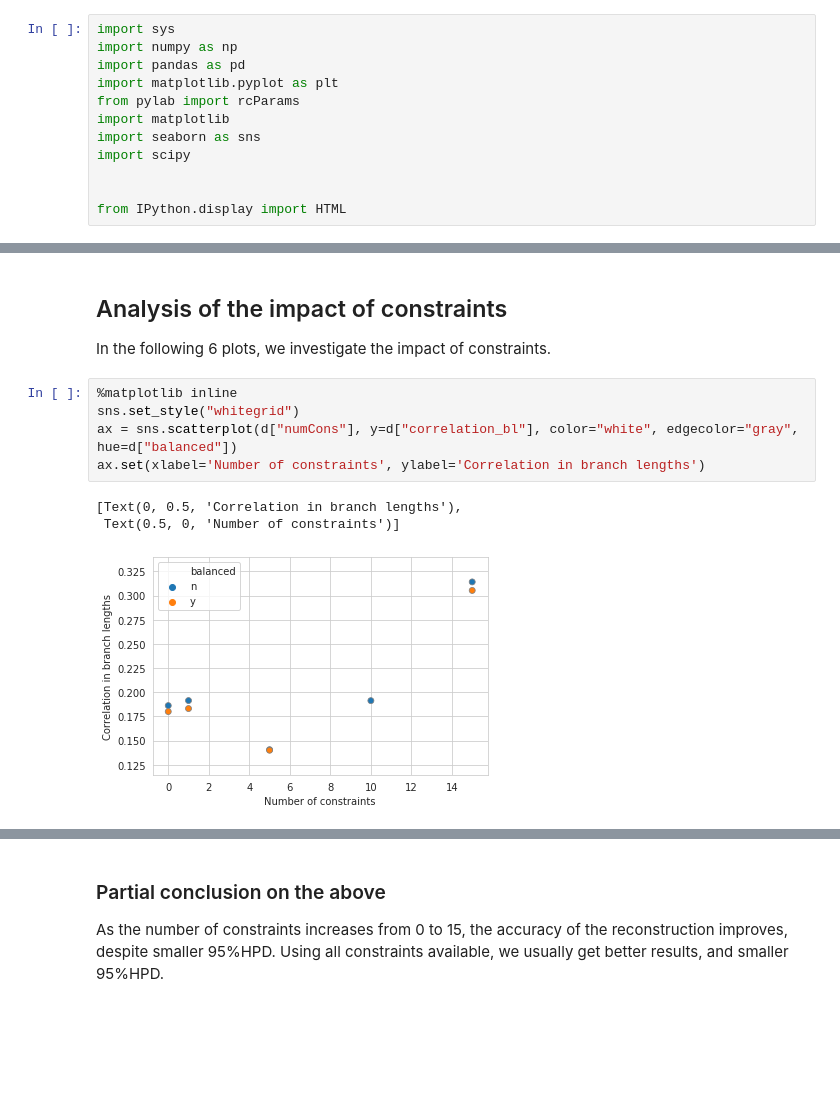
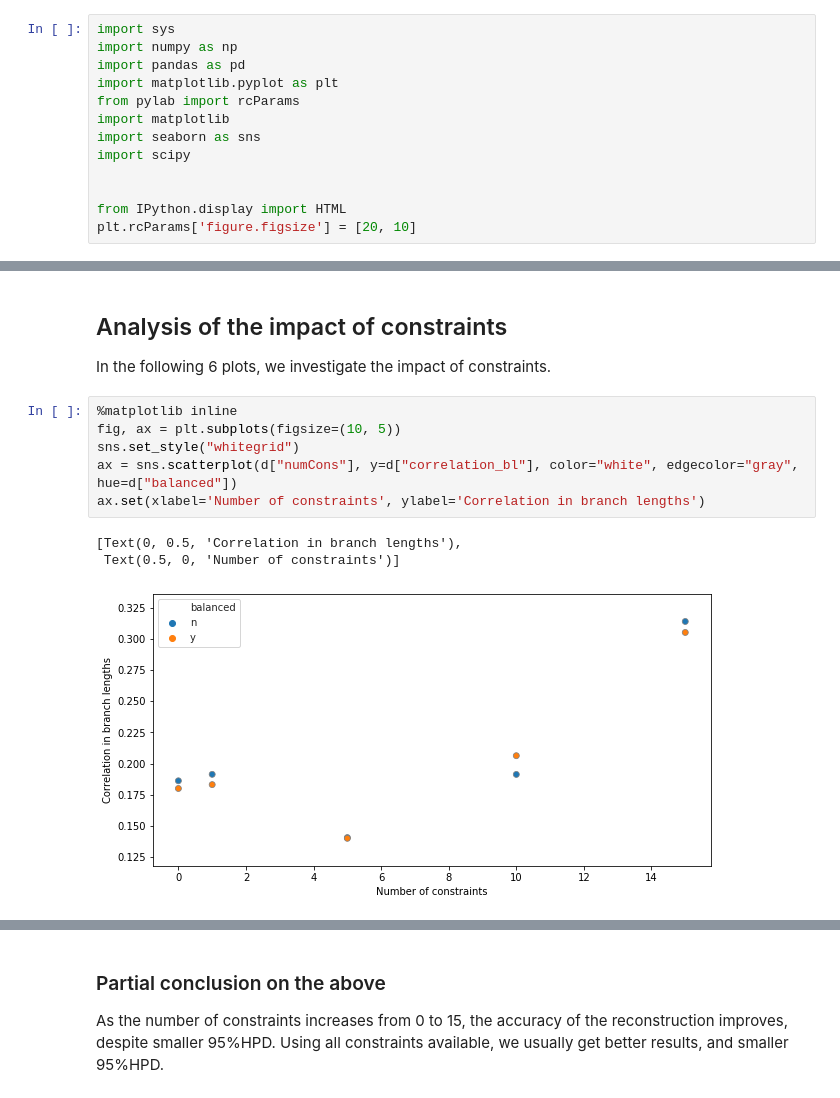
Before and after one commit to Boussau/DatingWithConsAndCal, a Jupyter notebook: Analysis of constraints vs calibrations.ipynb, the cells around one changed output, grey strips where cells are left out. Cells and saved outputs as stored; diff of their text form; blank space fills up the shorter version.

```diff
--- a/Analysis of constraints vs calibrations.ipynb
+++ b/Analysis of constraints vs calibrations.ipynb
@@ -10,6 +10,7 @@ import scipy
 
 
 from IPython.display import HTML
+plt.rcParams['figure.figsize'] = [20, 10]
 # %% [markdown]
 # Assessing the relative impacts of constraints and calibrations on dating accuracy
 # %%
@@ -152,12 +153,13 @@ d.describe()
 In the following 6 plots, we investigate the impact of constraints.
 # %%
 %matplotlib inline
+fig, ax = plt.subplots(figsize=(10, 5))
 sns.set_style("whitegrid")
 ax = sns.scatterplot(d["numCons"], y=d["correlation_bl"], color="white", edgecolor="gray", hue=d["balanced"])
 ax.set(xlabel='Number of constraints', ylabel='Correlation in branch lengths')
 # %% [output]
 [Text(0, 0.5, 'Correlation in branch lengths'),
  Text(0.5, 0, 'Number of constraints')]
-[figure, old version]
+[figure, new version]
 # %%
 %matplotlib inline
```
Also changed, not shown: parts of 58 cells of this notebook.
